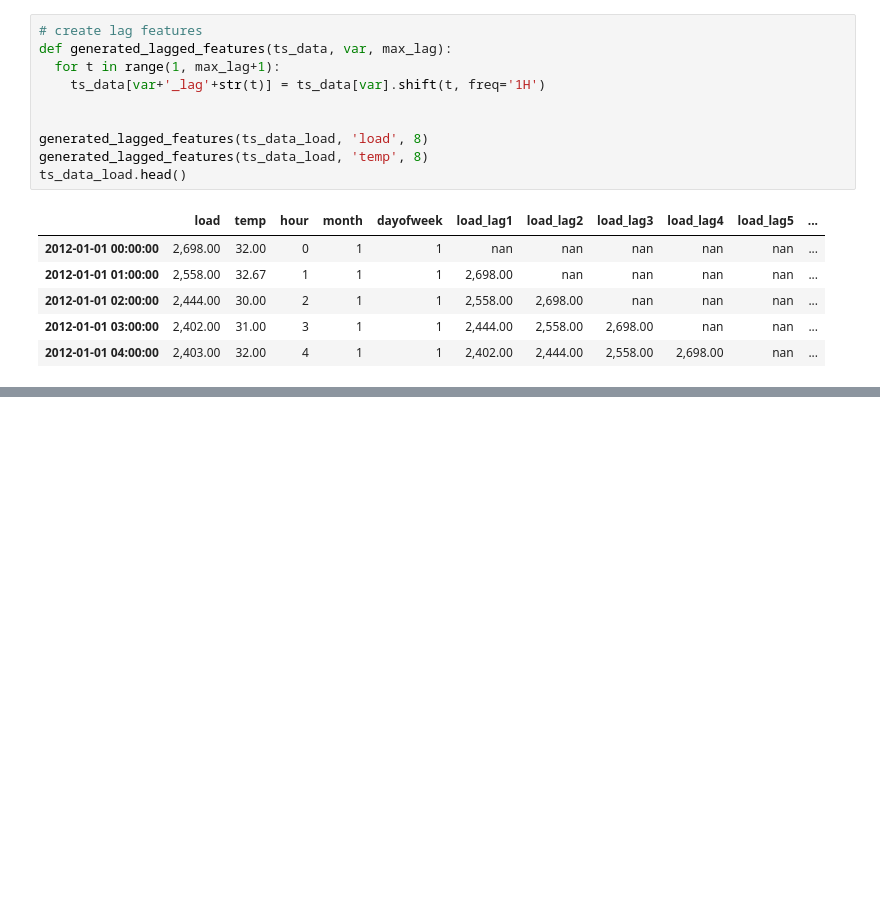
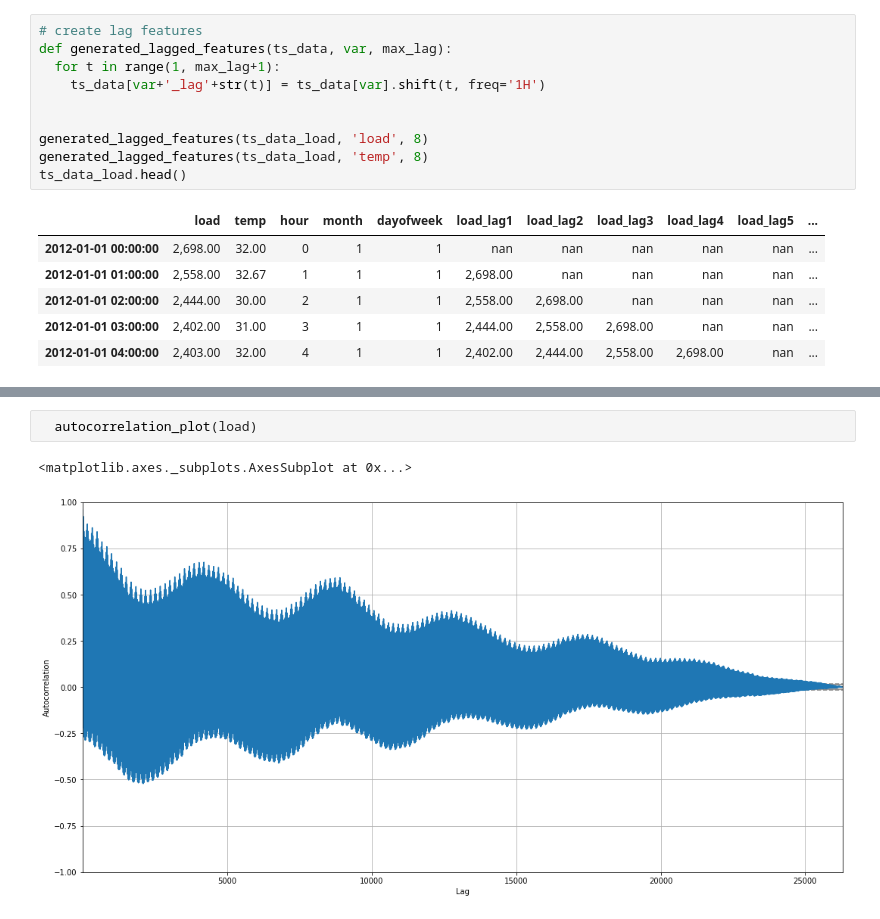
Before and after one commit to paulsok/kaggle, a Jupyter notebook: Global Energy Forecasting Competition/Global_Energy_Forecasting_Competition.ipynb, the cells around one changed output, grey strips where cells are left out. Cells and saved outputs as stored; diff of their text form; blank space fills up the shorter version.

```diff
--- a/Global Energy Forecasting Competition/Global_Energy_Forecasting_Competition.ipynb
+++ b/Global Energy Forecasting Competition/Global_Energy_Forecasting_Competition.ipynb
@@ -192,0 +206,5 @@ ts_data_load.head()
+# %%
+  autocorrelation_plot(load)
+# %% [output]
+<matplotlib.axes._subplots.AxesSubplot at 0x...>
+[figure, added]
```
Also changed, not shown: parts of 19 cells of this notebook.
